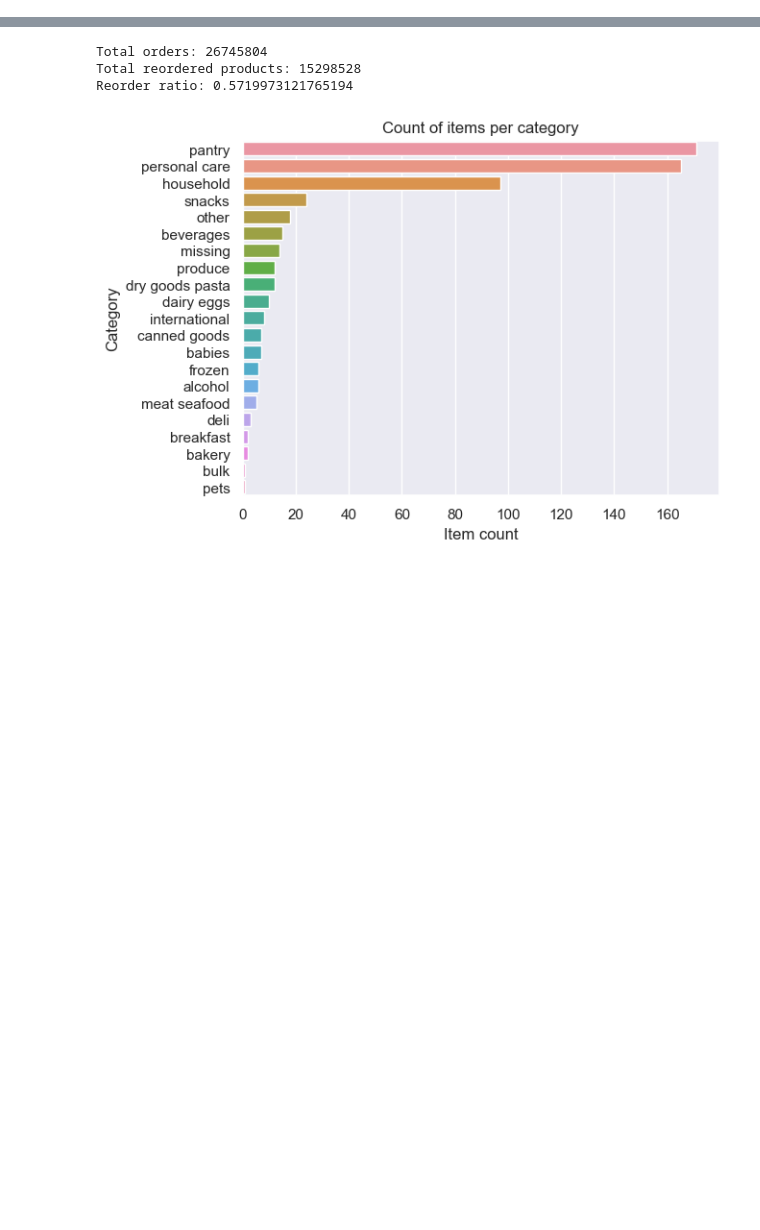
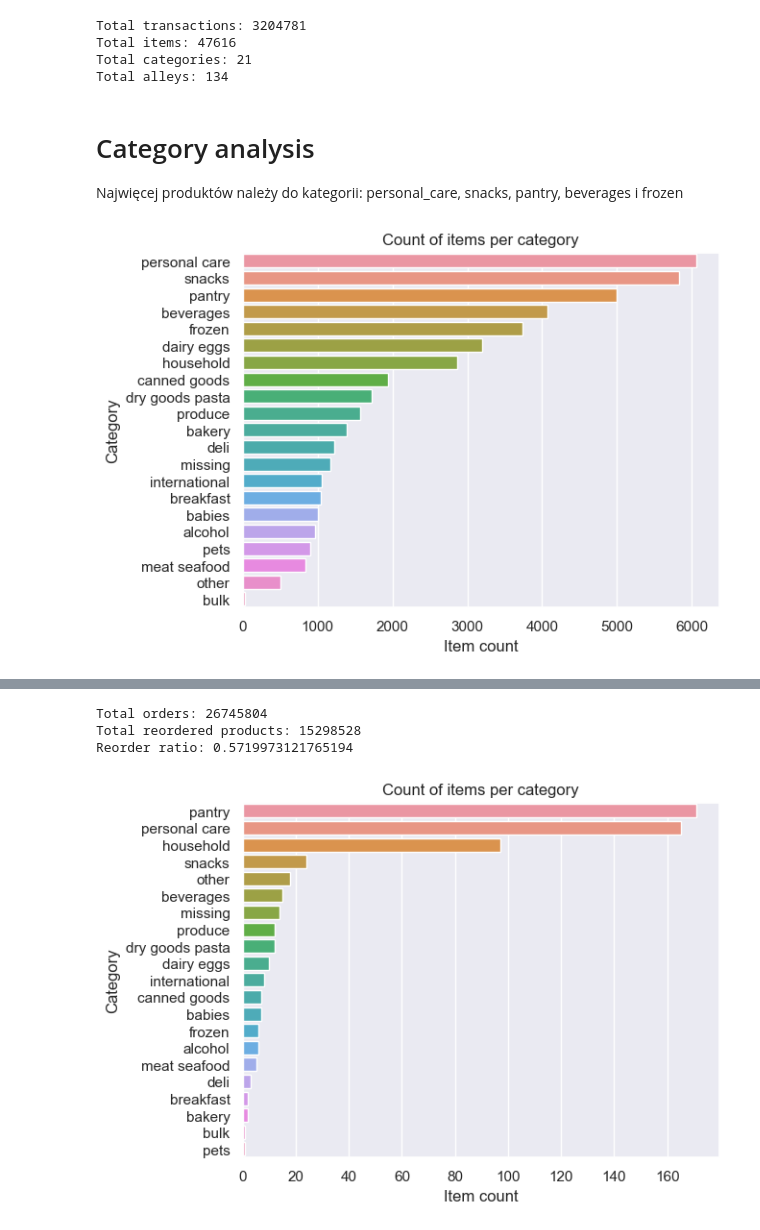
Before and after one commit to tomasz-beton/business-hackathon, a Jupyter notebook: data_exploration.ipynb, the cells around one changed output, grey strips where cells are left out. Drawn from its saved outputs; the diff is of its cells as text; code cells hidden in the pictures; blank space fills up the shorter version.

```diff
--- a/data_exploration.ipynb
+++ b/data_exploration.ipynb
@@ -185,0 +47,10 @@ plt.show()
+# %%
+print(f'Total transactions: {transactions.shape[0]}')
+print(f'Total items: {items.shape[0]}')
+print(f'Total categories: {categories.shape[0]}')
+print(f'Total alleys: {alley_inventory.shape[0]}')
+# %% [output]
+Total transactions: 3204781
+Total items: 47616
+Total categories: 21
+Total alleys: 134
@@ -185,0 +62,10 @@ plt.show()
+# %% [markdown]
+# Category analysis
+Najwięcej produktów należy do kategorii: personal_care, snacks, pantry, beverages i frozen
+# %%
+ax = sns.countplot(y='category', data=items_data, order=items_data['category'].value_counts().index)
+plt.title('Count of items per category')
+ax.set(xlabel='Item count', ylabel='Category')
+plt.show()
+# %% [output]
+[figure, added]
```
Also changed, not shown: parts of 39 cells of this notebook.
